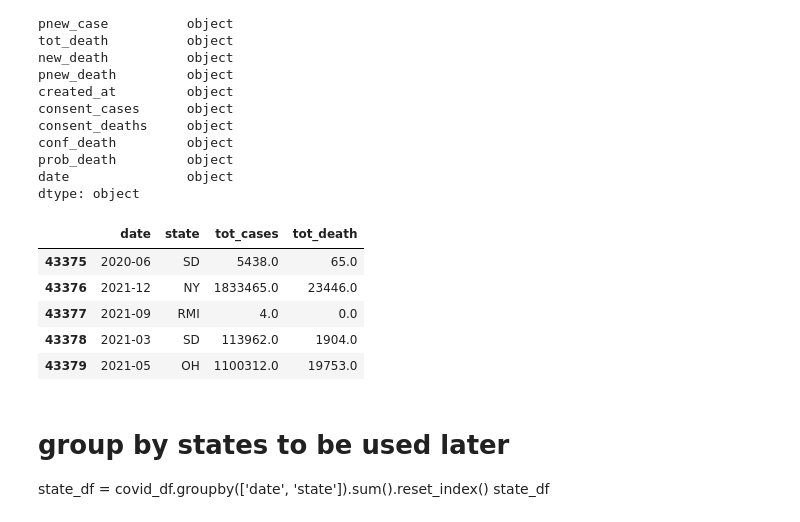
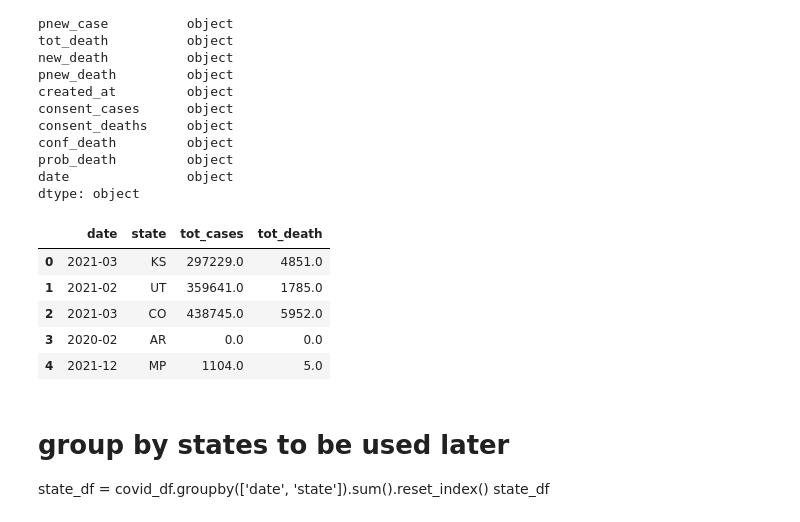
Before and after one commit to gotar1/COVID-19-Dashboard, a Jupyter notebook: Notebooks/analysis.ipynb, the cells around one changed output. Cells and saved outputs as stored; diff of their text form; code cells hidden in the pictures.

```diff
--- a/Notebooks/analysis.ipynb
+++ b/Notebooks/analysis.ipynb
@@ -84,15 +84,15 @@ dtype: object
 # %%
 # convert objects to float
 covid_df["tot_cases"] =  covid_df.tot_cases.astype(float)
 covid_df["tot_death"] = covid_df.tot_death.astype(float)
 
 # select only the columns we gonna use and display df
 covid_df = covid_df[["date", "state", "tot_cases", "tot_death"]]
-covid_df.tail()
+covid_df.head()
 # %% [output]
 |  | date | state | tot_cases | tot_death |
-| 43375 | 2020-06 | SD | 5438.0 | 65.0 |
-| 43376 | 2021-12 | NY | 1833465.0 | 23446.0 |
-| 43377 | 2021-09 | RMI | 4.0 | 0.0 |
-| 43378 | 2021-03 | SD | 113962.0 | 1904.0 |
-| 43379 | 2021-05 | OH | 1100312.0 | 19753.0 |
+| 0 | 2021-03 | KS | 297229.0 | 4851.0 |
+| 1 | 2021-02 | UT | 359641.0 | 1785.0 |
+| 2 | 2021-03 | CO | 438745.0 | 5952.0 |
+| 3 | 2020-02 | AR | 0.0 | 0.0 |
+| 4 | 2021-12 | MP | 1104.0 | 5.0 |
```
Also changed, not shown: parts of 19 cells of this notebook, 6 other files.
